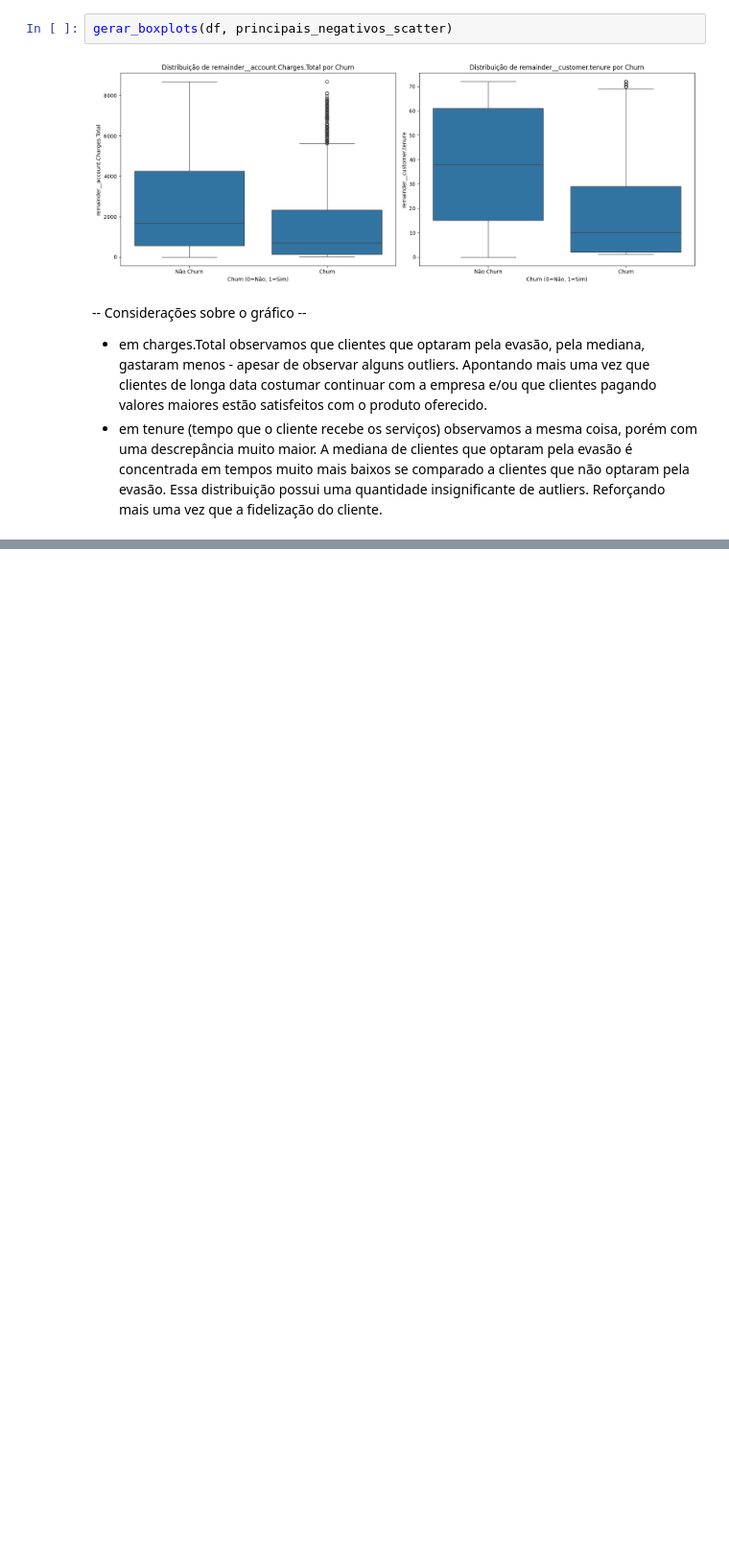
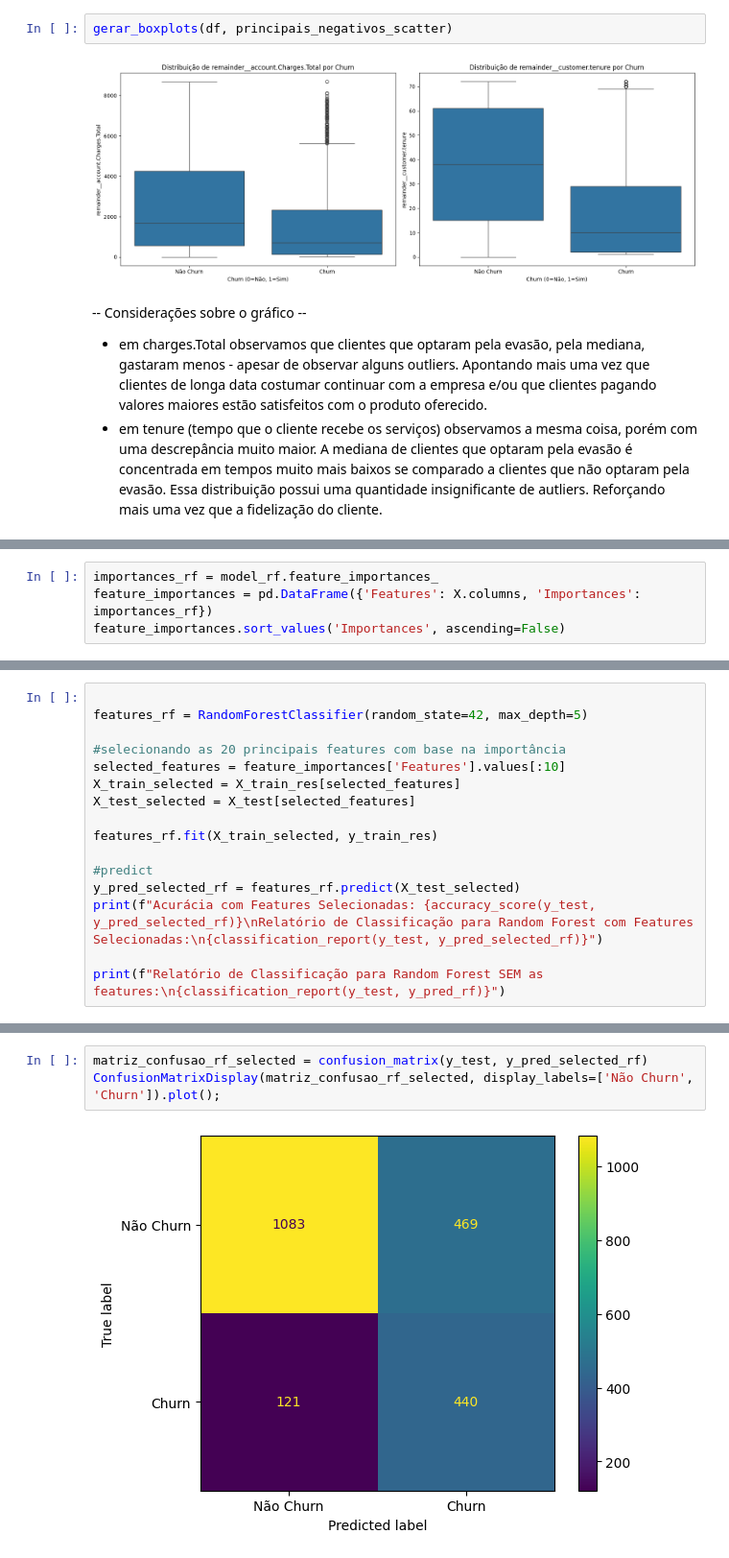
Before and after one commit to nbrasil/TelecomX-ML, a Jupyter notebook: ML/modelos_ml.ipynb, the cells around one changed output, grey strips where cells are left out. Shown at 96% size. Saved outputs shown, nothing was run; the diff lists cells and outputs as text; blank space fills up the shorter version.

```diff
--- a/ML/modelos_ml.ipynb
+++ b/ML/modelos_ml.ipynb
@@ -213,0 +357,4 @@ gerar_boxplots(df, principais_negativos_scatter)
+# %%
+importances_rf = model_rf.feature_importances_
+feature_importances = pd.DataFrame({'Features': X.columns, 'Importances': importances_rf})
+feature_importances.sort_values('Importances', ascending=False)
@@ -213,0 +379,16 @@ gerar_boxplots(df, principais_negativos_scatter)
+# %%
+
+features_rf = RandomForestClassifier(random_state=42, max_depth=5)
+
+#selecionando as 20 principais features com base na importância
+selected_features = feature_importances['Features'].values[:10]
+X_train_selected = X_train_res[selected_features]
+X_test_selected = X_test[selected_features]
+
+features_rf.fit(X_train_selected, y_train_res)
+
+#predict
+y_pred_selected_rf = features_rf.predict(X_test_selected)
+print(f"Acurácia com Features Selecionadas: {accuracy_score(y_test, y_pred_selected_rf)}\nRelatório de Classificação para Random Forest com Features Selecionadas:\n{classification_report(y_test, y_pred_selected_rf)}")
+
+print(f"Relatório de Classificação para Random Forest SEM as features:\n{classification_report(y_test, y_pred_rf)}")
@@ -213,0 +416,5 @@ gerar_boxplots(df, principais_negativos_scatter)
+# %%
+matriz_confusao_rf_selected = confusion_matrix(y_test, y_pred_selected_rf)
+ConfusionMatrixDisplay(matriz_confusao_rf_selected, display_labels=['Não Churn', 'Churn']).plot();
+# %% [output]
+[figure, added]
```
Also changed, not shown: parts of 32 cells of this notebook, 4 other files.
